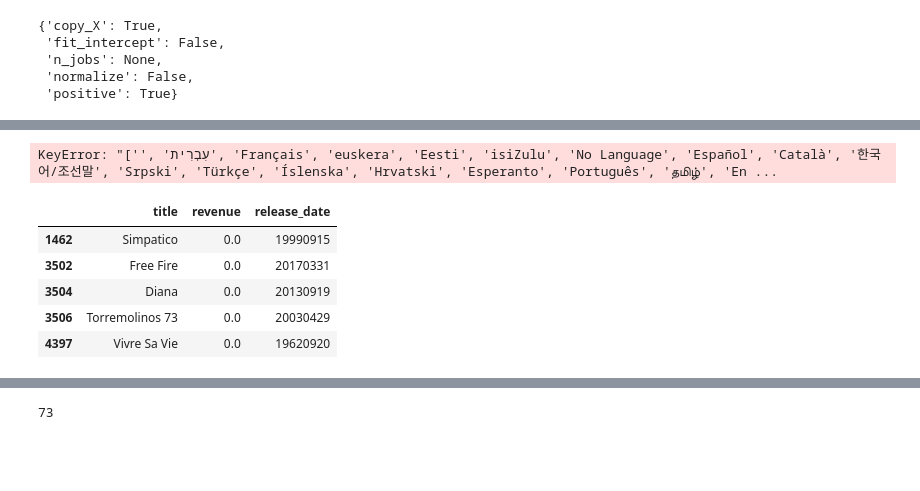
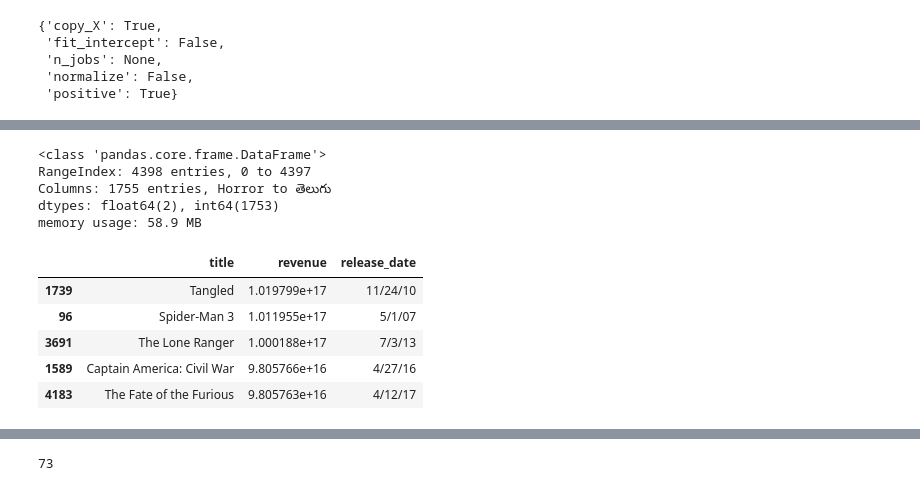
Before and after one commit to achillelamb/the-movie-db, a Jupyter notebook: The-Movie-DB.ipynb, the cells around one changed output, grey strips where cells are left out. Saved outputs shown, nothing was run; the diff lists cells and outputs as text; code cells hidden in the pictures; blank space fills up the shorter version.

```diff
--- a/The-Movie-DB.ipynb
+++ b/The-Movie-DB.ipynb
@@ -339,14 +334,8 @@ PROD_COUNTRIES = series_to_set('production_countries')
 PROD_COUNTRIES = get_most_common(PROD_COUNTRIES, 'production_countries')
 add_columns(PROD_COUNTRIES, 'production_countries')
 PROD_COMPANIES = series_to_set('production_companies')
-PROD_COMPANIES = get_most_common(PROD_COMPANIES, 'production_companies', 300)
+PROD_COMPANIES = get_most_common(PROD_COMPANIES, 'production_companies', 1000)
 add_columns(PROD_COMPANIES, 'production_companies')
-CAST = series_to_set('cast')
-CAST = get_most_common(CAST, 'cast', 700)
-add_columns(CAST, 'cast')
-CREW = series_to_set('crew')
-CREW = get_most_common(CREW, 'crew', 500)
-add_columns(CREW, 'crew')
 # %%
 KEYWORDS = series_to_set('Keywords')
 key_df = pd.DataFrame(index=KEYWORDS)
@@ -393,24 +363,27 @@ add_columns(CAST, 'cast')
 # %%
 add_columns(GENRES, 'genres', df=test_set)
+add_columns(LANGUAGES, 'spoken_languages', df=test_set)
 add_columns(PROD_COMPANIES, 'production_companies', df=test_set)
 add_columns(PROD_COUNTRIES, 'production_countries', df=test_set)
+add_columns(KEYWORDS, 'Keywords', df=test_set)
 add_columns(CAST, 'cast', df=test_set)
-add_columns(KEYWORDS, 'Keywords', df=test_set)
 
 test_set['belongs_to_collection'] = [1 if (not x == []) else 0 for x in test_set['belongs_to_collection']]
 test_set['homepage'] = [1 if (type(x) == str) else 0 for x in test_set['homepage']]
+test_set['n_genres'] = [len(test_set['genres'][i]) for i in range(len(test_set['genres']))]
+test_set['tagline']=[1 if type(status) == str else 0 for status in test_set['tagline']]
 # %%
-train_set['genres'] = [len(train_set['genres'][i])*100 for i in range(len(train_set['genres']))]
+train_set['n_genres'] = [len(train_set['genres'][i]) for i in range(len(train_set['genres']))]
 # %%
 features = [genre for genre in GENRES]
-features.extend(['genres', 'runtime', 'popularity', 'belongs_to_collection', 'year', 'month','homepage', 'budget', 'tagline'])
+features.extend(['n_genres', 'runtime', 'popularity', 'belongs_to_collection', 'year', 'month','homepage', 'budget', 'tagline'])
 features.extend([country for country in PROD_COUNTRIES])
 features.extend([company for company in PROD_COMPANIES])
 features.extend([actor for actor in CAST])
 features.extend([keyword for keyword in KEYWORDS])
 features.extend([lang for lang in LANGUAGES])
-X = train_set[features][:2500]
-y = train_set['revenue'][:2500]
+X = train_set[features]
+y = train_set['revenue']
 
 for feature in features:
     MAX = train_set[feature].max()
@@ -425,6 +398,6 @@ model = LinearRegression(fit_intercept=False, positive=True)
 #model = Ridge(alpha=0.01)
 model.fit(X, y)
 train_set['predicted'] = [0 for x in train_set['revenue']]
-train_set['predicted'][:2500] = model.predict(X)
+train_set['predicted'] = model.predict(X)
 print("linear regression train score R^2:", model.score(X, y))
 # %% [output]
@@ -494,18 +468,22 @@ train_set[['title', 'revenue', 'predicted']][2500:].sort_values('revenue', ascen
 test = test_set[features]
 test.info()
 # %% [output]
-KeyError: "['', 'עִבְרִית', 'Français', 'euskera', 'Eesti', 'isiZulu', 'No Language', 'Español', 'Català', '한국어/조선말', 'Srpski', 'Türkçe', 'Íslenska', 'Hrvatski', 'Esperanto', 'Português', 'தமிழ்', 'En ...
+<class 'pandas.core.frame.DataFrame'>
+RangeIndex: 4398 entries, 0 to 4397
+Columns: 1755 entries, Horror to తెలుగు
+dtypes: float64(2), int64(1753)
+memory usage: 58.9 MB
 # %%
 test_set['revenue'] = model.predict(test)
 # %%
-test_set[['title', 'revenue', 'release_date']].sort_values('revenue', ascending=False).tail()
+test_set[['title', 'revenue', 'release_date']].sort_values('revenue', ascending=False).head()
 # %% [output]
 |  | title | revenue | release_date |
-| 1462 | Simpatico | 0.0 | 19990915 |
-| 3502 | Free Fire | 0.0 | 20170331 |
-| 3504 | Diana | 0.0 | 20130919 |
-| 3506 | Torremolinos 73 | 0.0 | 20030429 |
-| 4397 | Vivre Sa Vie | 0.0 | 19620920 |
+| 1739 | Tangled | 1.019799e+17 | 11/24/10 |
+| 96 | Spider-Man 3 | 1.011955e+17 | 5/1/07 |
+| 3691 | The Lone Ranger | 1.000188e+17 | 7/3/13 |
+| 1589 | Captain America: Civil War | 9.805766e+16 | 4/27/16 |
+| 4183 | The Fate of the Furious | 9.805763e+16 | 4/12/17 |
 # %%
 genres = input("Movie genre/s? ").split(',')
 runtime = input('Runtime? (in minutes) ')
```
Also changed, not shown: parts of 16 cells of this notebook.
